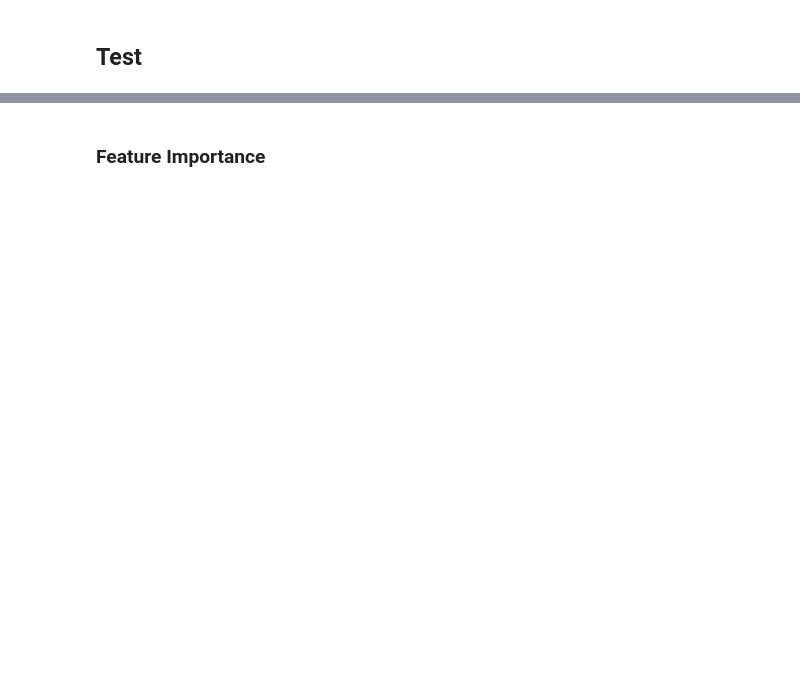
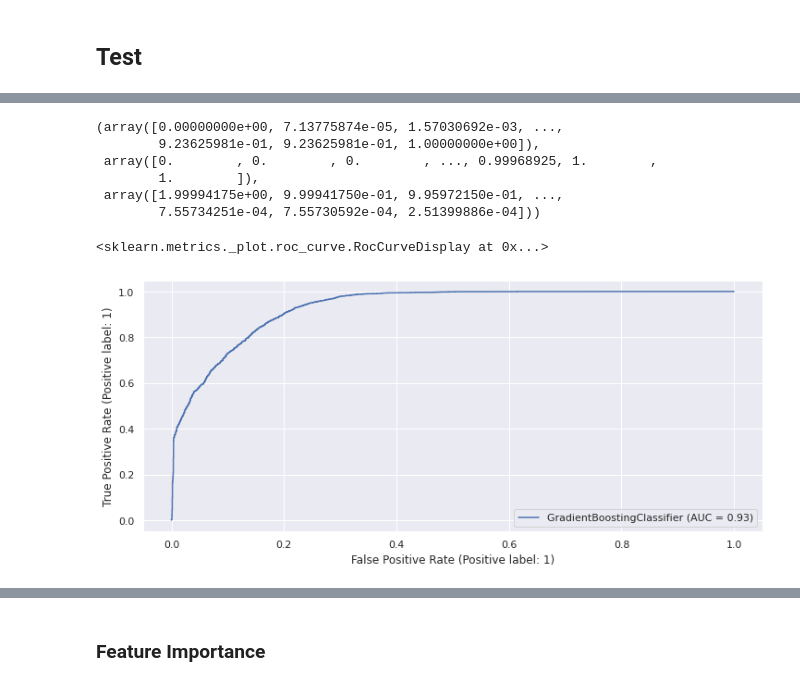
Before and after one commit to uumami/workshop_riskmathics, a Jupyter notebook: proyecto_default.ipynb, the cells around one changed output, grey strips where cells are left out. Cells and saved outputs as stored; diff of their text form; code cells hidden in the pictures; blank space fills up the shorter version.

```diff
--- a/proyecto_default.ipynb
+++ b/proyecto_default.ipynb
@@ -1074 +1108,16 @@ weighted avg       0.85      0.85      0.85      6463
+# %%
+metrics.roc_curve(y_true=Y_validation, y_score=predictions_p[:,1])
+# %% [output]
+(array([0.00000000e+00, 7.13775874e-05, 1.57030692e-03, ...,
+        9.23625981e-01, 9.23625981e-01, 1.00000000e+00]),
+ array([0.        , 0.        , 0.        , ..., 0.99968925, 1.        ,
+        1.        ]),
+ array([1.99994175e+00, 9.99941750e-01, 9.95972150e-01, ...,
+        7.55734251e-04, 7.55730592e-04, 2.51399886e-04]))
+# %%
+from sklearn import  metrics
+metrics.plot_roc_curve(model,X_validation, Y_validation)
+# %% [output]
+<sklearn.metrics._plot.roc_curve.RocCurveDisplay at 0x...>
+[figure, added]
 # %%
```
Also changed, not shown: parts of 14 cells of this notebook.
